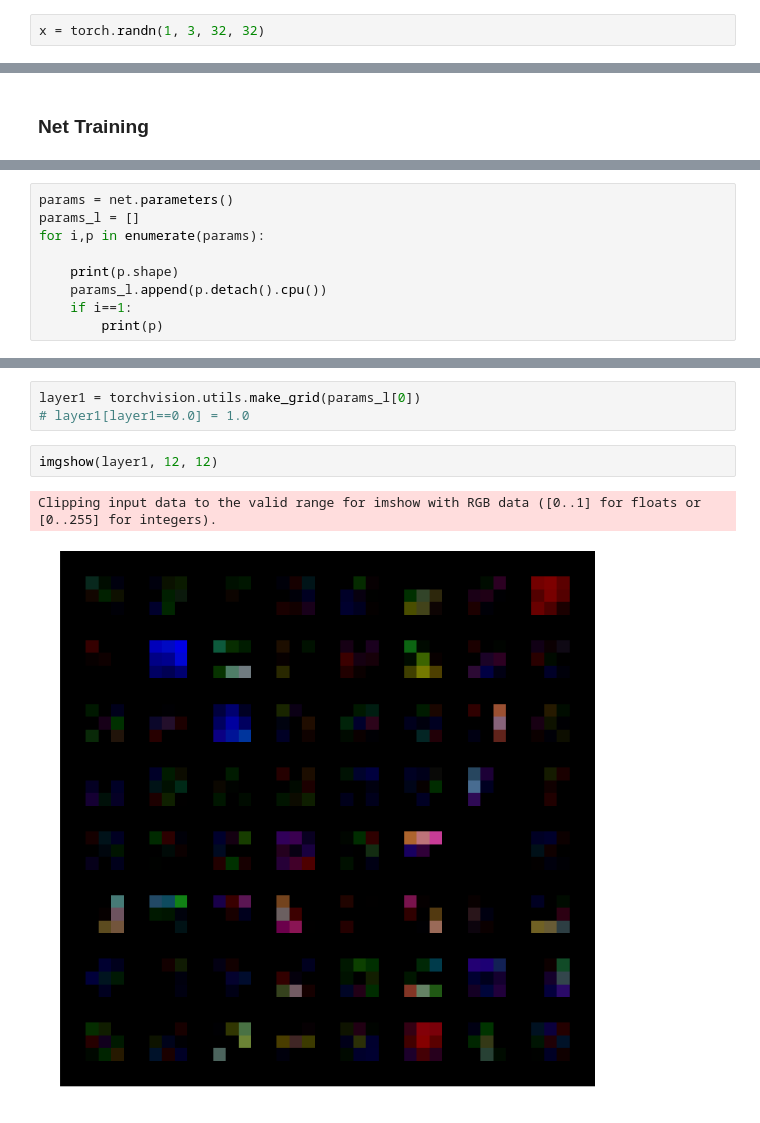
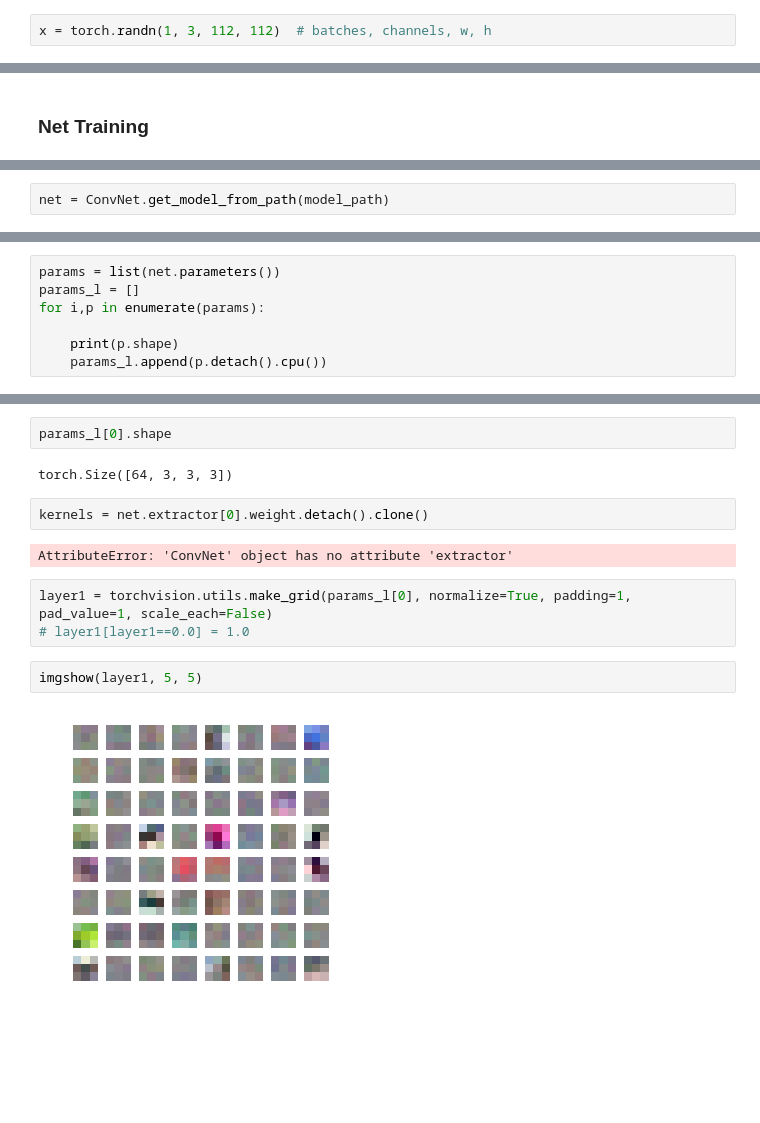
Before and after one commit to skela5528/pytorch-learn, a Jupyter notebook: Image Classification.ipynb, the cells around one changed output, grey strips where cells are left out. Cells and saved outputs as stored; diff of their text form; blank space fills up the shorter version.

```diff
--- a/Image Classification.ipynb
+++ b/Image Classification.ipynb
@@ -72,5 +102,5 @@ Dataset CIFAR10
 # %% [markdown]
 ### Play with conv dimensions
 # %%
-x = torch.randn(1, 3, 32, 32)
+x = torch.randn(1, 3, 112, 112)  # batches, channels, w, h
 # %%
@@ -213,0 +303,2 @@ plt.legend()
+# %%
+net = ConvNet.get_model_from_path(model_path)
@@ -214,12 +388,10 @@ plt.legend()
 # %%
-params = net.parameters()
+params = list(net.parameters())
 params_l = []
 for i,p in enumerate(params):
 
     print(p.shape)
     params_l.append(p.detach().cpu())
-    if i==1:
-        print(p)
 # %% [output]
 torch.Size([64, 3, 3, 3])
 torch.Size([64])
@@ -239,11 +401,18 @@ torch.Size([128, 1024])
 torch.Size([128])
 torch.Size([10, 128])
 torch.Size([10])
+# %%
+params_l[0].shape
+# %% [output]
+torch.Size([64, 3, 3, 3])
+# %%
+kernels = net.extractor[0].weight.detach().clone()
+# %% [output]
+AttributeError: 'ConvNet' object has no attribute 'extractor'
 # %%
-layer1 = torchvision.utils.make_grid(params_l[0])
+layer1 = torchvision.utils.make_grid(params_l[0], normalize=True, padding=1, pad_value=1, scale_each=False)
 # layer1[layer1==0.0] = 1.0
 # %%
-imgshow(layer1, 12, 12)
+imgshow(layer1, 5, 5)
 # %% [output]
-Clipping input data to the valid range for imshow with RGB data ([0..1] for floats or [0..255] for integers).
-[figure, old version]
+[figure, new version]
```
Also changed, not shown: parts of 49 cells of this notebook.
